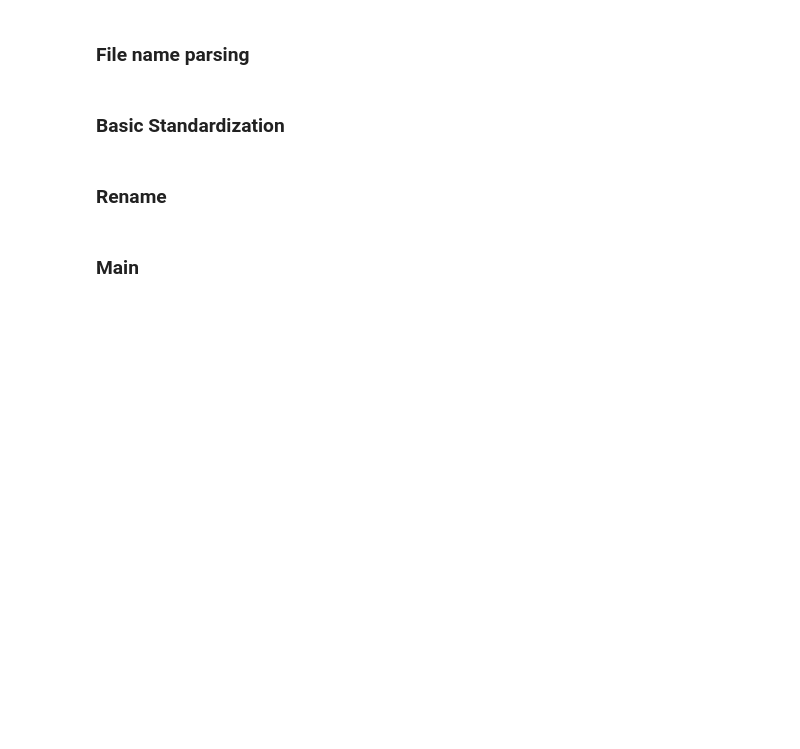
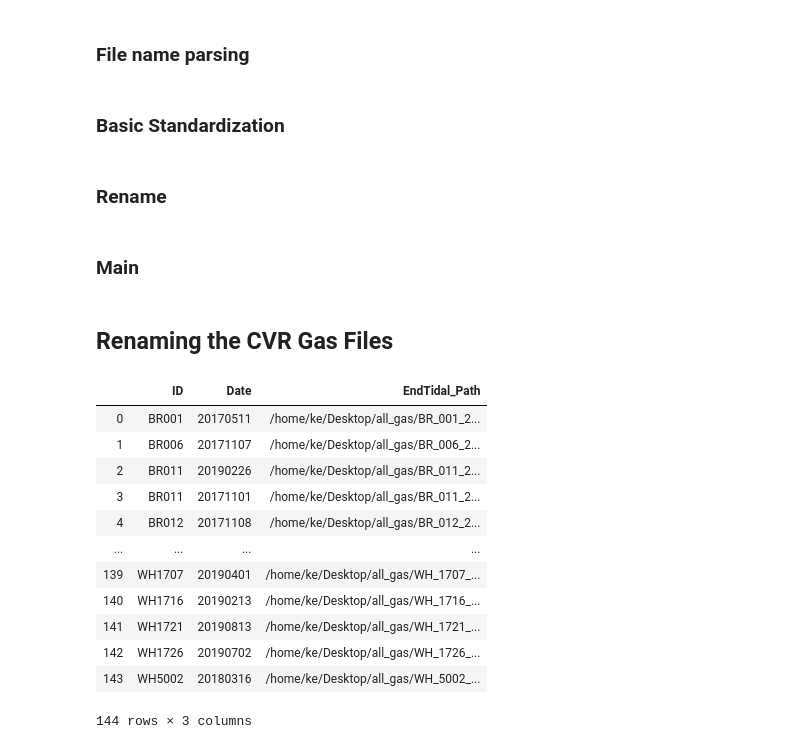
Before and after one commit to KeWei423/HMRI_work, a Jupyter notebook: Project_NaCl/2NaCl.ipynb, the cells around one changed output. Drawn from its saved outputs; the diff is of its cells as text; code cells hidden in the pictures; blank space fills up the shorter version.

Commit message:
updated FS_process.sh and added renaming CVR files to 2NaCl

```diff
--- a/Project_NaCl/2NaCl.ipynb
+++ b/Project_NaCl/2NaCl.ipynb
@@ -553,3 +553,5 @@ filtered = {'T1' : fspgr,
             'CSF_OTHER' : csf_other,
             'CAROTID' : carotid,
             'PROBE': probe}
+# %% [markdown]
+## Renaming the CVR Gas Files
@@ -555,0 +560,53 @@ filtered = {'T1' : fspgr,
+# %%
+path = '/home/ke/Desktop/all_gas/'
+nifti_dir = '/media/ke/8tb_part2/FSL_work/all_info/'
+# %%
+txt_files = [file for file in os.listdir(path) if file.upper().endswith('EDITS.TXT')]
+# txt_files.sort()
+# for file in txt_files:
+#     print(file)
+
+p_dic = {'ID' : [],
+         'Date' : [],
+         'EndTidal_Path' : []}
+
+for file in txt_files:
+    file, notes = extract_notes(file)
+    file = file.split('_')
+    ## NOTE: THIS NEEDS TO BE ALTERED WHEN CONVERTING TO AUTOMATED SCRIPT
+    if len(file) != 4:
+#         print(file)
+        if notes:
+            notes = notes[:-1]+'_'+'_'.join(file[3:-2])+')'
+        else:
+            notes = '('+'_'.join(file[3:-1])+')'
+    name = file[:2]
+    if notes:
+        name.append(notes)
+    name.append(file[2])
+    name.append(file[-1])
+    file = name
+    p_id = file[0].upper() + file[1]
+    p_dic['ID'].append(p_id)
+    p_dic['Date'].append(file[-2])
+    p_dic['EndTidal_Path'].append(path+'_'.join(file))
+
+p_df = pd.DataFrame(p_dic)
+
+# patient_BOLDS_header = [p_df.ID[i]+'_BOLD_'+p_df.Date[i] for i in range(len(p_df))]
+# pd.set_option('display.max_rows', p_df.shape[0]+1)
+p_df.sort_values('ID').reset_index(drop=True)
+# %% [output]
+|  | ID | Date | EndTidal_Path |
+| 0 | BR001 | 20170511 | /home/ke/Desktop/all_gas/BR_001_2... |
+| 1 | BR006 | 20171107 | /home/ke/Desktop/all_gas/BR_006_2... |
+| 2 | BR011 | 20190226 | /home/ke/Desktop/all_gas/BR_011_2... |
+| 3 | BR011 | 20171101 | /home/ke/Desktop/all_gas/BR_011_2... |
+| 4 | BR012 | 20171108 | /home/ke/Desktop/all_gas/BR_012_2... |
+| ... | ... | ... | ... |
+| 139 | WH1707 | 20190401 | /home/ke/Desktop/all_gas/WH_1707_... |
+| 140 | WH1716 | 20190213 | /home/ke/Desktop/all_gas/WH_1716_... |
+| 141 | WH1721 | 20190813 | /home/ke/Desktop/all_gas/WH_1721_... |
+| 142 | WH1726 | 20190702 | /home/ke/Desktop/all_gas/WH_1726_... |
+| 143 | WH5002 | 20180316 | /home/ke/Desktop/all_gas/WH_5002_... |
+144 rows × 3 columns
```
Also changed, not shown: parts of 2 cells of this notebook, 2 other files.
